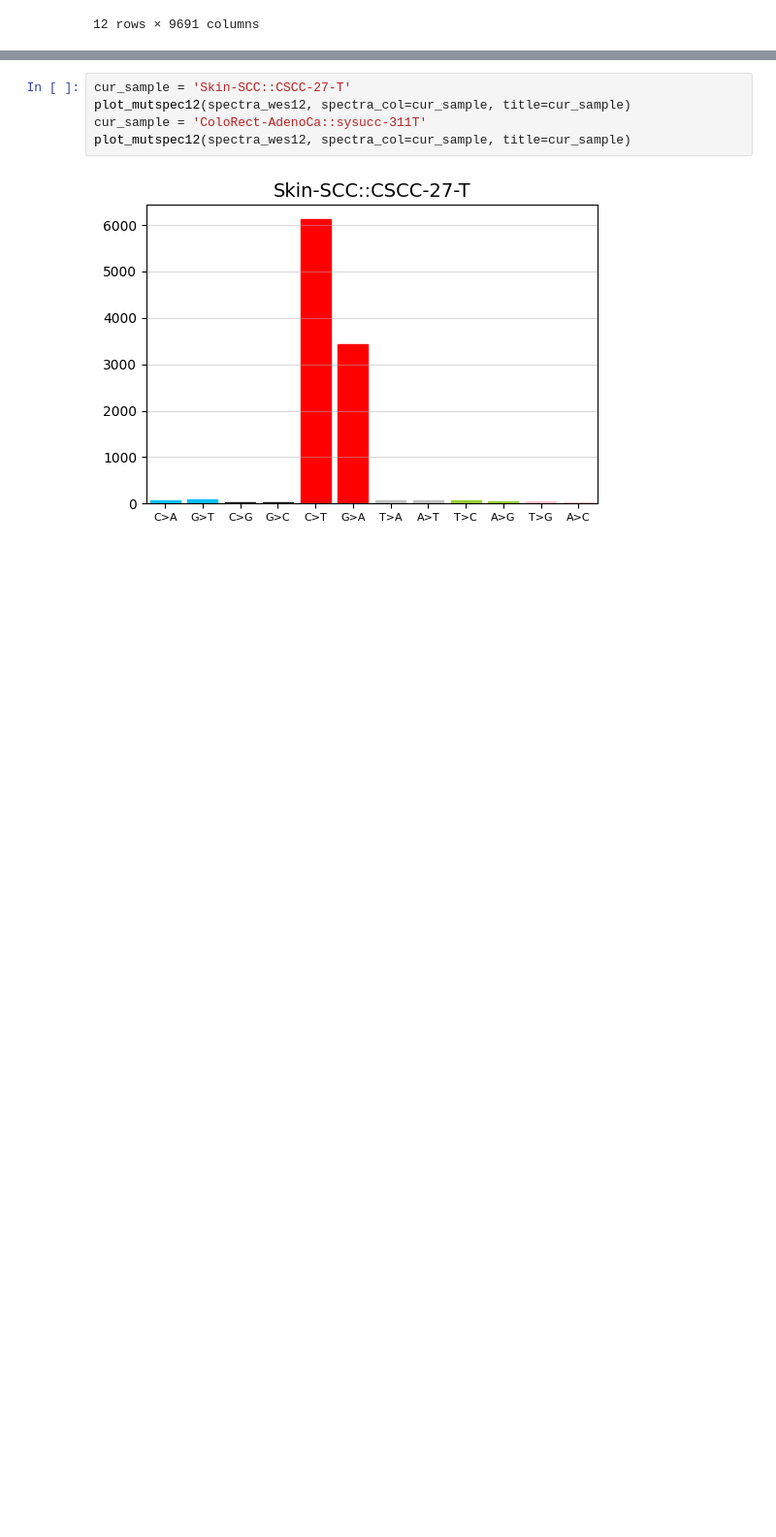
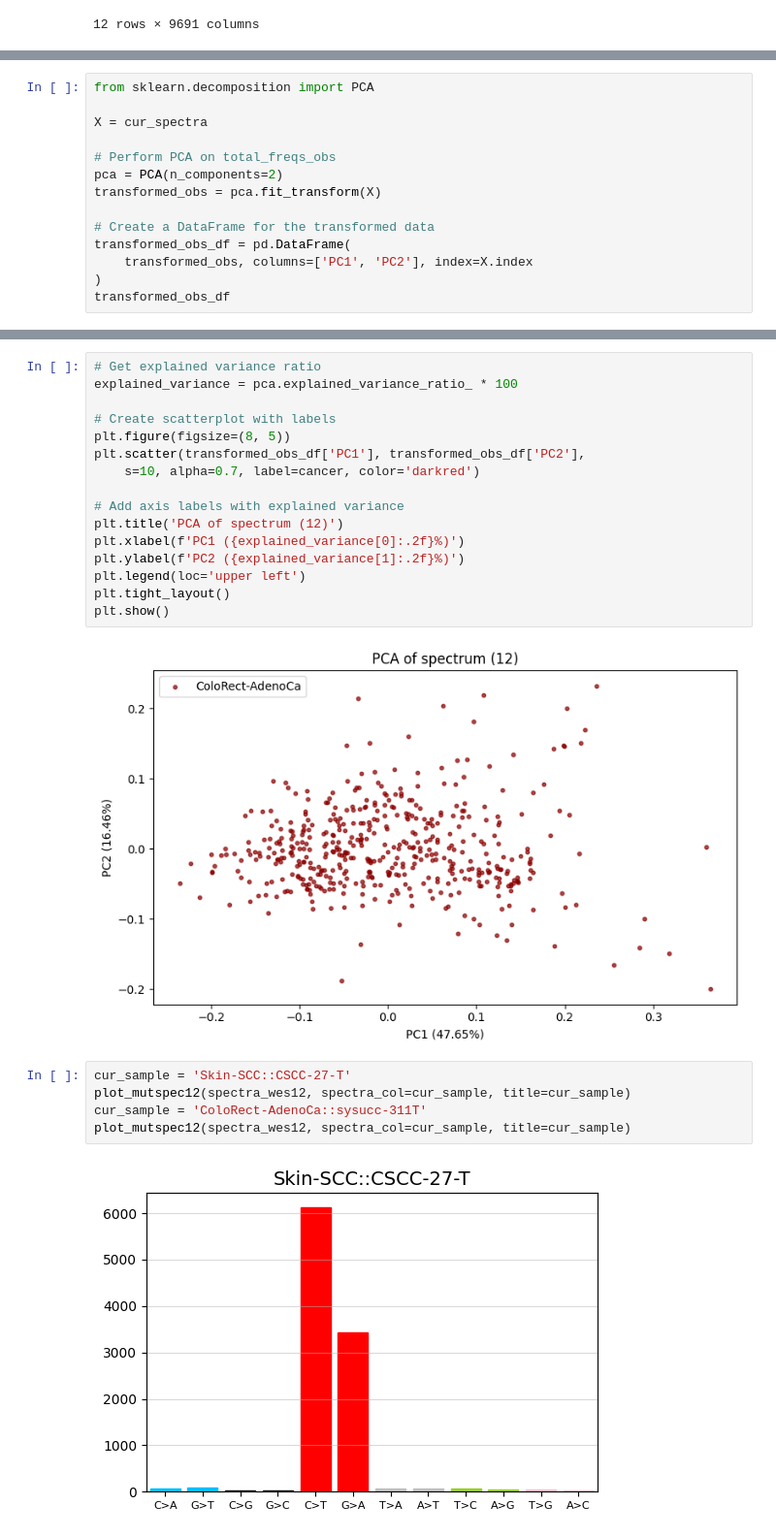
Before and after one commit to mitoclub/AminoAcidShift, a Jupyter notebook: PCAWG/extract_missense_variants.ipynb, the cells around one changed output, grey strips where cells are left out. Shown at 97% size. Drawn from its saved outputs; the diff is of its cells as text; blank space fills up the shorter version.

```diff
--- a/PCAWG/extract_missense_variants.ipynb
+++ b/PCAWG/extract_missense_variants.ipynb
@@ -197,0 +165,14 @@ spectra_wes12 / spectra_wes12.sum()
+# %%
+from sklearn.decomposition import PCA
+
+X = cur_spectra
+
+# Perform PCA on total_freqs_obs
+pca = PCA(n_components=2)
+transformed_obs = pca.fit_transform(X)
+
+# Create a DataFrame for the transformed data
+transformed_obs_df = pd.DataFrame(
+    transformed_obs, columns=['PC1', 'PC2'], index=X.index
+)
+transformed_obs_df
@@ -198,3 +193,21 @@ spectra_wes12 / spectra_wes12.sum()
+# %%
+# Get explained variance ratio
+explained_variance = pca.explained_variance_ratio_ * 100
+
+# Create scatterplot with labels
+plt.figure(figsize=(8, 5))
+plt.scatter(transformed_obs_df['PC1'], transformed_obs_df['PC2'],
+    s=10, alpha=0.7, label=cancer, color='darkred')
+
+# Add axis labels with explained variance
+plt.title('PCA of spectrum (12)')
+plt.xlabel(f'PC1 ({explained_variance[0]:.2f}%)')
+plt.ylabel(f'PC2 ({explained_variance[1]:.2f}%)')
+plt.legend(loc='upper left')
+plt.tight_layout()
+plt.show()
+# %% [output]
+[figure, added]
 # %%
 cur_sample = 'Skin-SCC::CSCC-27-T'
 plot_mutspec12(spectra_wes12, spectra_col=cur_sample, title=cur_sample)
```
Also changed, not shown: parts of 26 cells of this notebook, 9 other files.
